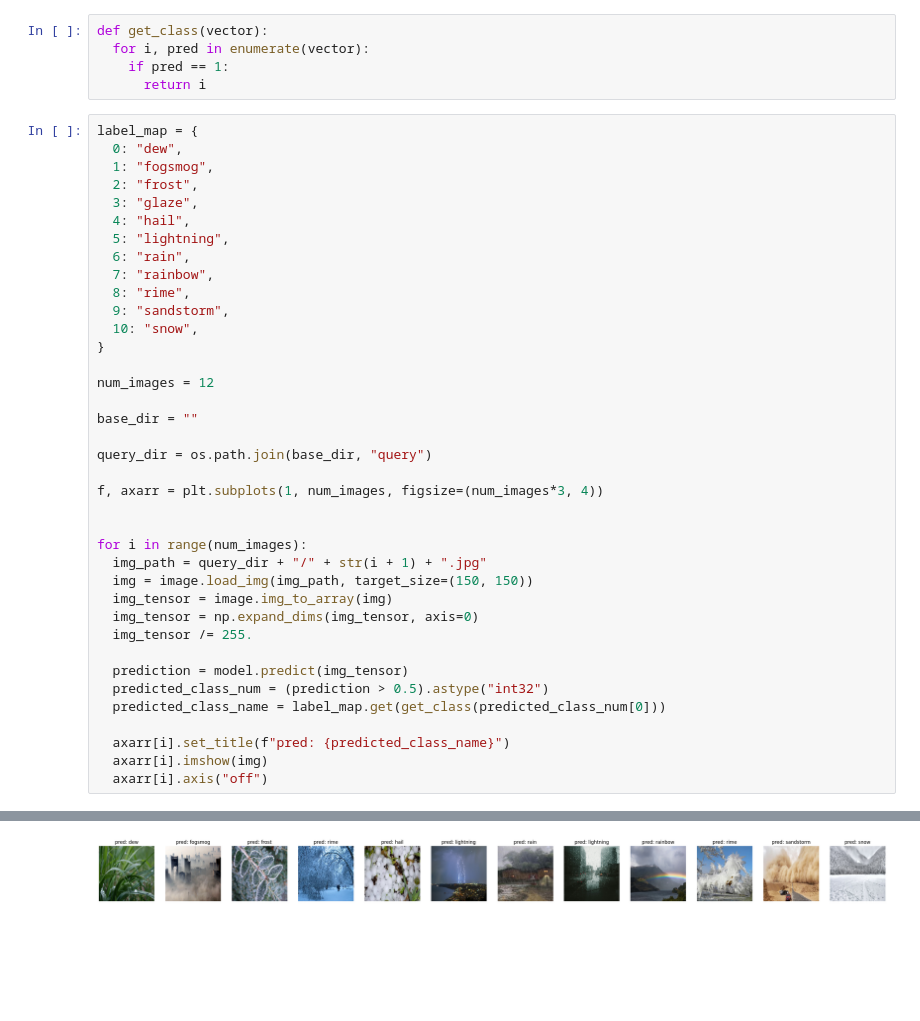
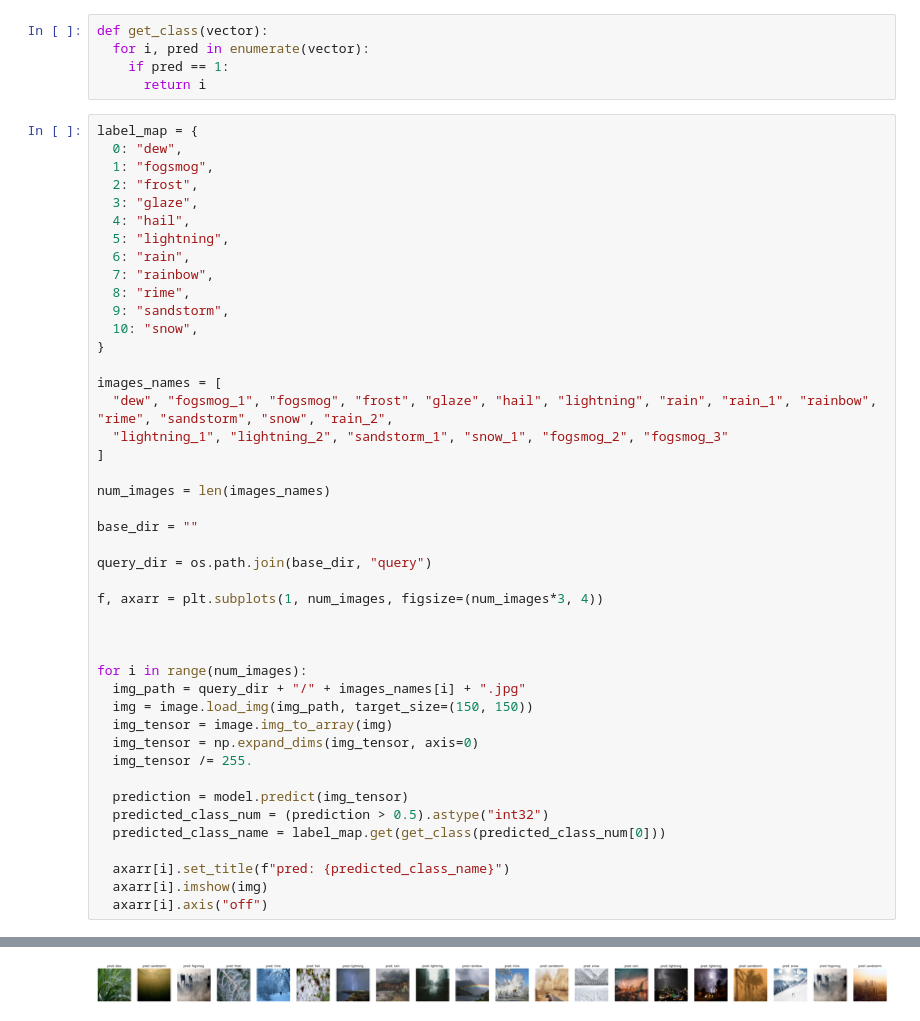
Before and after one commit to Mike5801/MachineLearningProject, a Jupyter notebook: A01610836_queries.ipynb, the cells around one changed output, grey strips where cells are left out. Drawn from its saved outputs; the diff is of its cells as text; blank space fills up the shorter version.

```diff
--- a/A01610836_queries.ipynb
+++ b/A01610836_queries.ipynb
@@ -46,7 +46,12 @@ label_map = {
   10: "snow",
 }
 
-num_images = 12
+images_names = [
+  "dew", "fogsmog_1", "fogsmog", "frost", "glaze", "hail", "lightning", "rain", "rain_1", "rainbow", "rime", "sandstorm", "snow", "rain_2",
+  "lightning_1", "lightning_2", "sandstorm_1", "snow_1", "fogsmog_2", "fogsmog_3"
+]
+
+num_images = len(images_names)
 
 base_dir = ""
 
@@ -55,8 +60,9 @@ query_dir = os.path.join(base_dir, "query")
 f, axarr = plt.subplots(1, num_images, figsize=(num_images*3, 4))
 
 
+
 for i in range(num_images):
-  img_path = query_dir + "/" + str(i + 1) + ".jpg"
+  img_path = query_dir + "/" + images_names[i] + ".jpg"
   img = image.load_img(img_path, target_size=(150, 150))
   img_tensor = image.img_to_array(img)
   img_tensor = np.expand_dims(img_tensor, axis=0)
@@ -84,5 +98,5 @@ for i in range(num_images):
 1/1 ━━━━━━━━━━━━━━━━━━━━ 0s 24ms/step
-[figure, old version]
+[figure, new version]
 # %%
 def query_image(name):
   base_dir = ""
```
Also changed, not shown: parts of 2 cells of this notebook.
